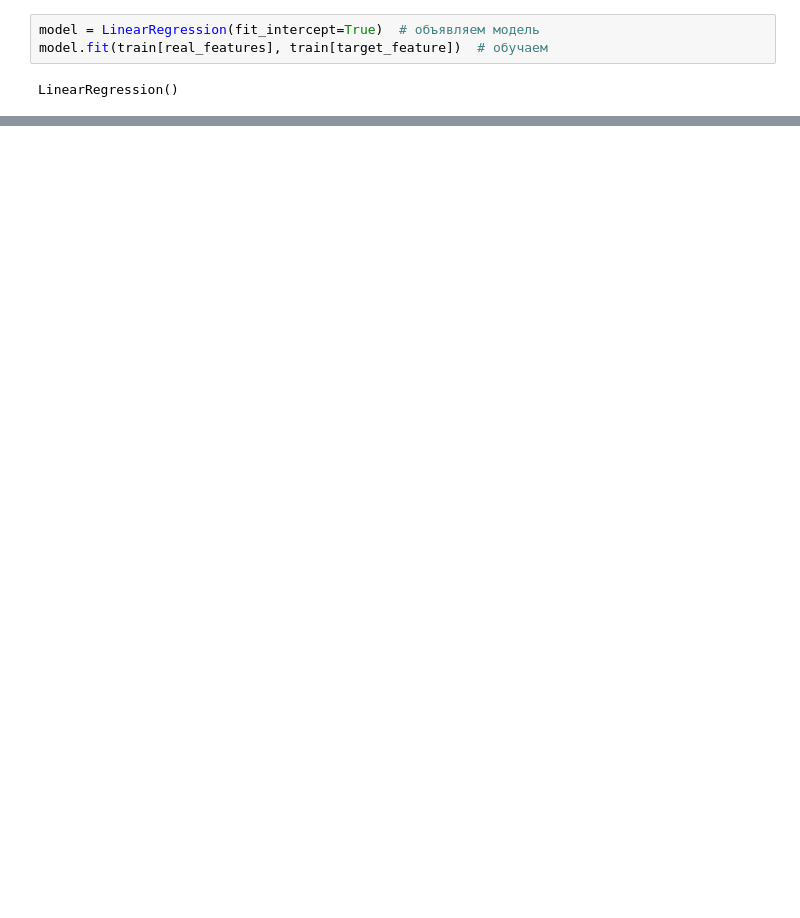
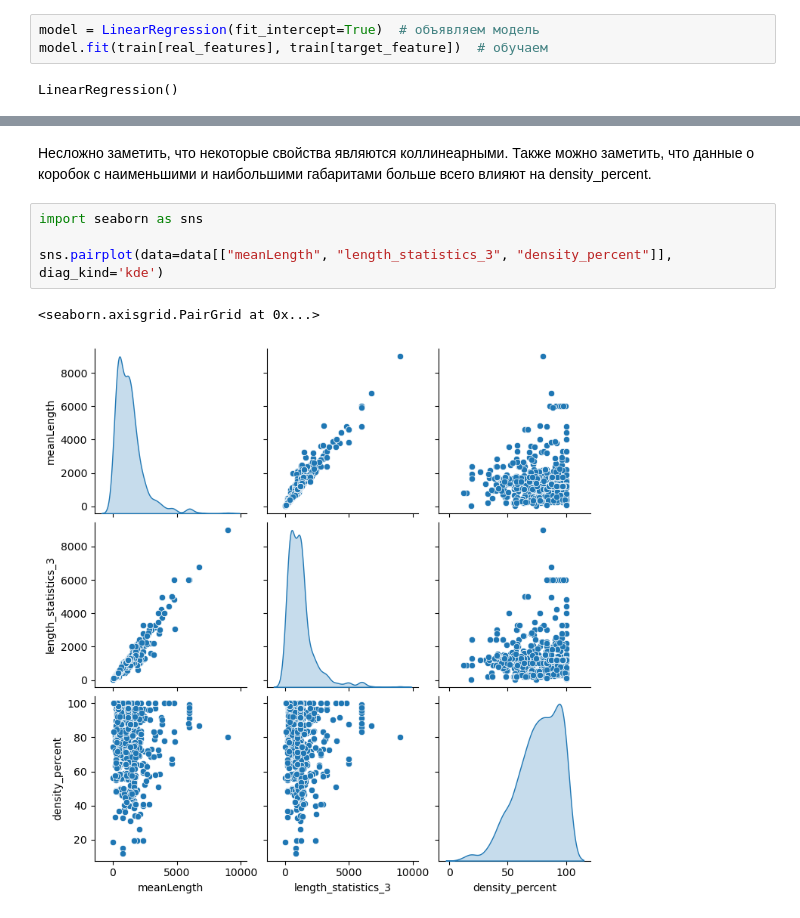
Before and after one commit to BykovDenis2000/misis_practice_i-3, a Jupyter notebook: linear_regression.ipynb, the cells around one changed output, grey strips where cells are left out. Drawn from its saved outputs; the diff is of its cells as text; blank space fills up the shorter version.

```diff
--- a/linear_regression.ipynb
+++ b/linear_regression.ipynb
@@ -51,0 +156,9 @@ plt.show()
+# %% [markdown]
+Неcложно заметить, что некоторые свойства являются коллинеарными. Также можно заметить, что данные о коробок с наименьшими и наибольшими габаритами больше всего влияют на density_percent.
+# %%
+import seaborn as sns
+
+sns.pairplot(data=data[["meanLength", "length_statistics_3", "density_percent"]], diag_kind='kde')
+# %% [output]
+<seaborn.axisgrid.PairGrid at 0x...>
+[figure, added]
```
Also changed, not shown: parts of 27 cells of this notebook, 1 other file.
